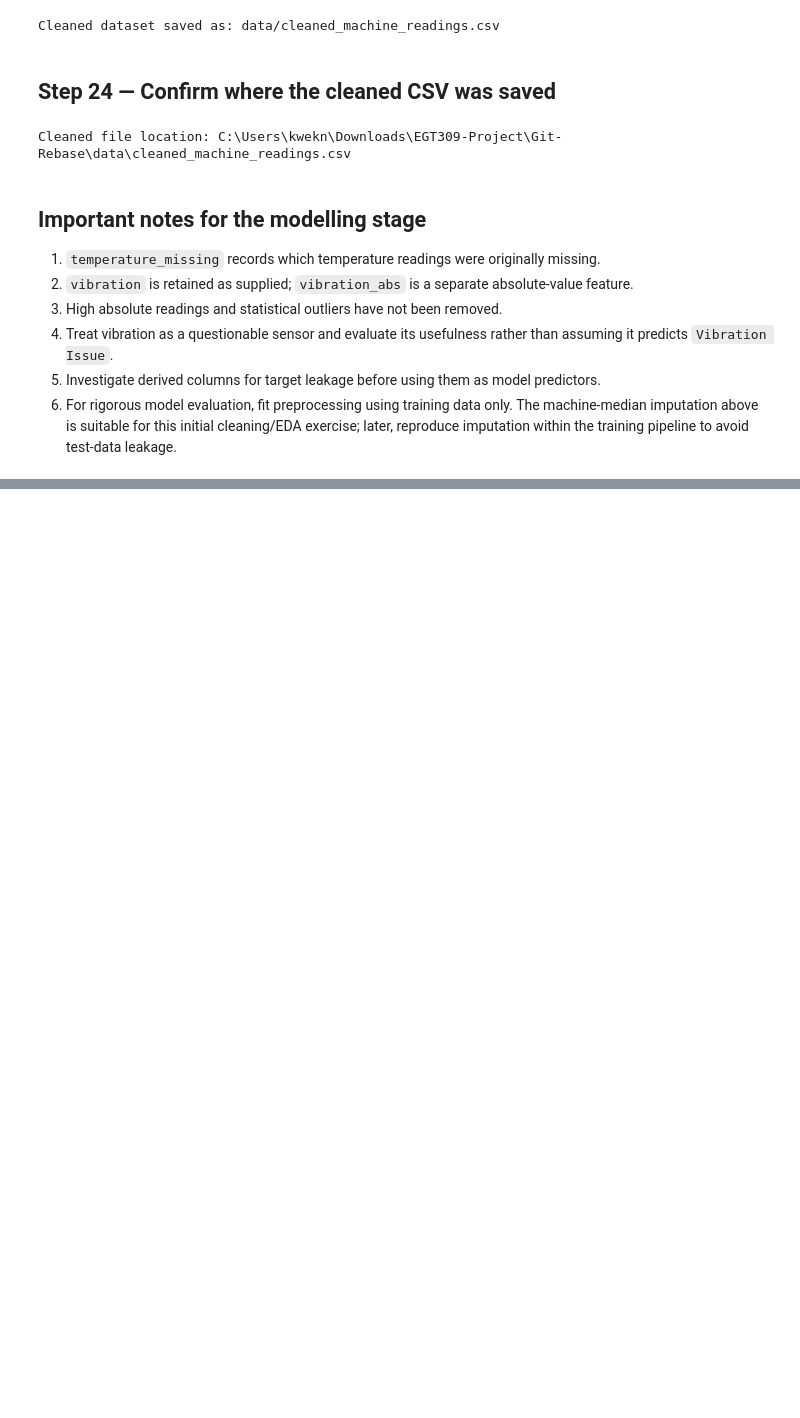
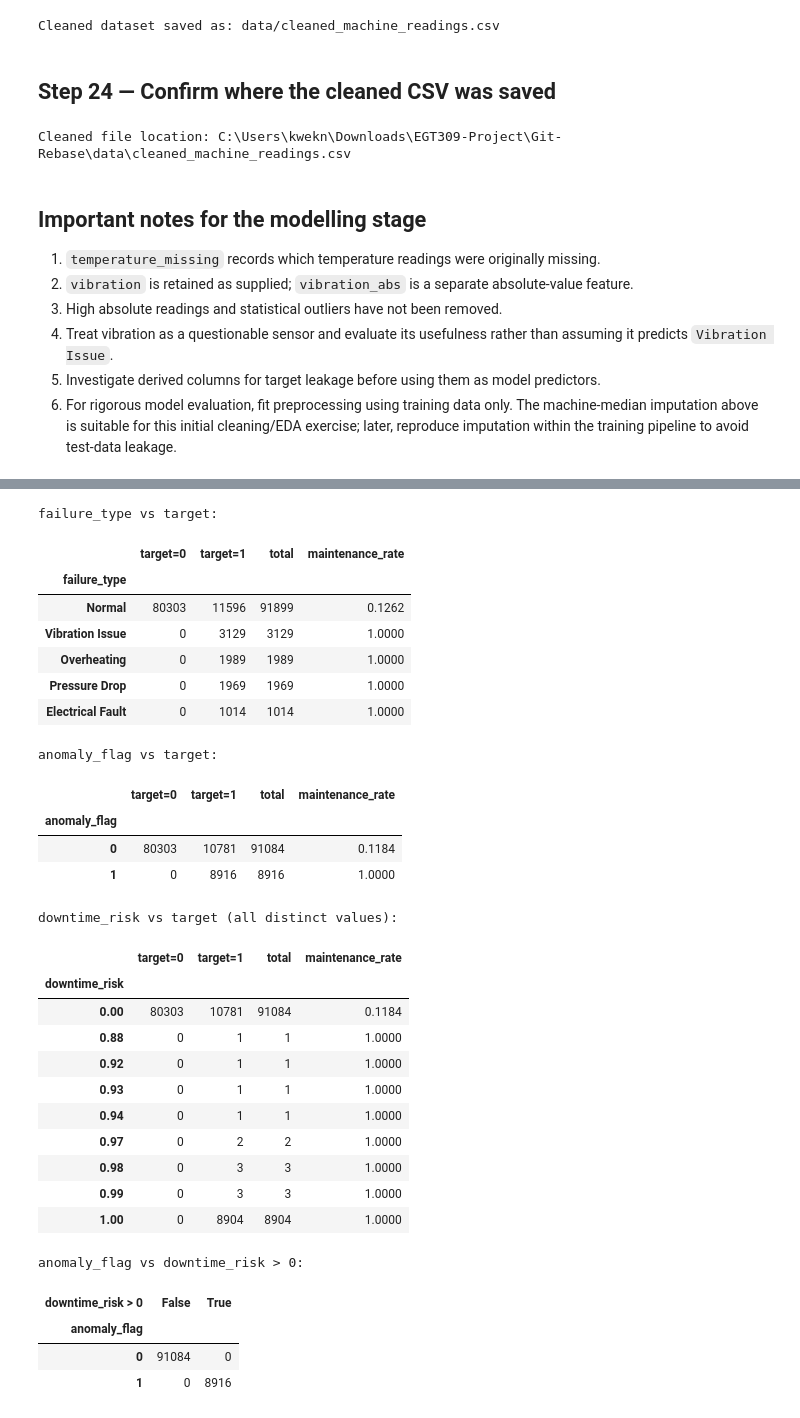
Before and after one commit to wwenyuu-23/Git-Rebase, a Jupyter notebook: eda.ipynb, the cells around one changed output, grey strips where cells are left out. Cells and saved outputs as stored; diff of their text form; code cells hidden in the pictures; blank space fills up the shorter version.

```diff
--- a/eda.ipynb
+++ b/eda.ipynb
@@ -902,0 +910,43 @@ stratified one.
+# %%
+print("failure_type vs target:")
+display(target_crosstab(df, "failure_type").sort_values("total", ascending=False))
+
+print("anomaly_flag vs target:")
+display(target_crosstab(df, "anomaly_flag"))
+
+print("downtime_risk vs target (all distinct values):")
+display(target_crosstab(df, "downtime_risk"))
+
+print("anomaly_flag vs downtime_risk > 0:")
+display(pd.crosstab(df["anomaly_flag"], df["downtime_risk"] > 0, colnames=["downtime_risk > 0"]))
+# %% [output]
+failure_type vs target:
+|  | target=0 | target=1 | total | maintenance_rate |
+| failure_type |  |  |  |  |
+| Normal | 80303 | 11596 | 91899 | 0.1262 |
+| Vibration Issue | 0 | 3129 | 3129 | 1.0000 |
+| Overheating | 0 | 1989 | 1989 | 1.0000 |
+| Pressure Drop | 0 | 1969 | 1969 | 1.0000 |
+| Electrical Fault | 0 | 1014 | 1014 | 1.0000 |
+anomaly_flag vs target:
+|  | target=0 | target=1 | total | maintenance_rate |
+| anomaly_flag |  |  |  |  |
+| 0 | 80303 | 10781 | 91084 | 0.1184 |
+| 1 | 0 | 8916 | 8916 | 1.0000 |
+downtime_risk vs target (all distinct values):
+|  | target=0 | target=1 | total | maintenance_rate |
+| downtime_risk |  |  |  |  |
+| 0.00 | 80303 | 10781 | 91084 | 0.1184 |
+| 0.88 | 0 | 1 | 1 | 1.0000 |
+| 0.92 | 0 | 1 | 1 | 1.0000 |
+| 0.93 | 0 | 1 | 1 | 1.0000 |
+| 0.94 | 0 | 1 | 1 | 1.0000 |
+| 0.97 | 0 | 2 | 2 | 1.0000 |
+| 0.98 | 0 | 3 | 3 | 1.0000 |
+| 0.99 | 0 | 3 | 3 | 1.0000 |
+| 1.00 | 0 | 8904 | 8904 | 1.0000 |
+anomaly_flag vs downtime_risk > 0:
+| downtime_risk > 0 | False | True |
+| anomaly_flag |  |  |
+| 0 | 91084 | 0 |
+| 1 | 0 | 8916 |
```
Also changed, not shown: parts of 54 cells of this notebook.
